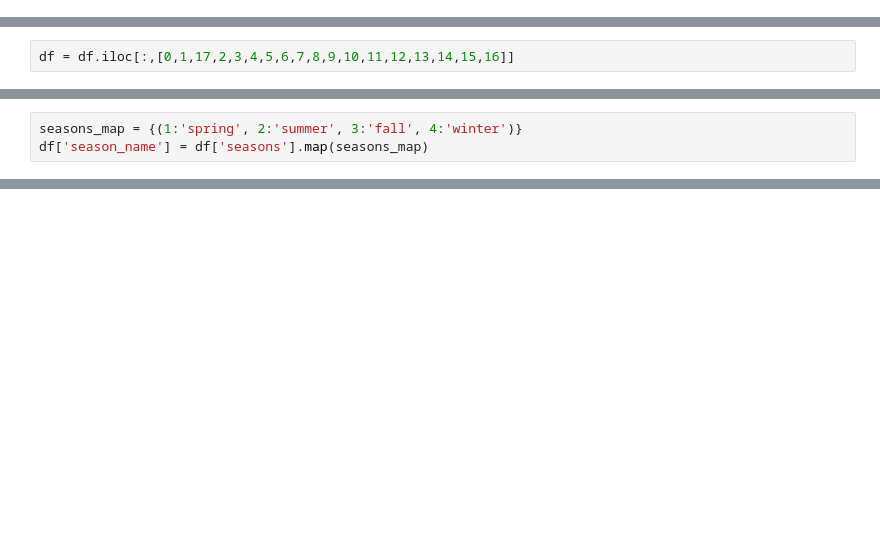
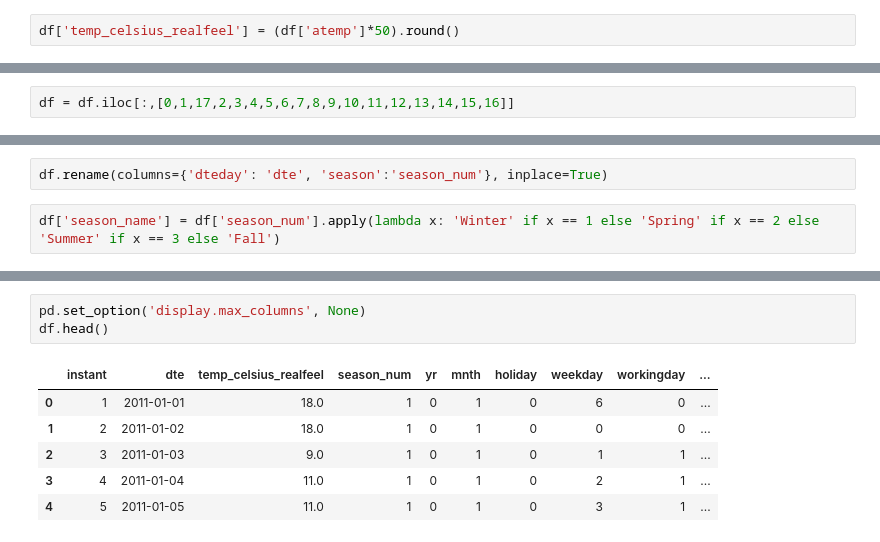
Before and after one commit to Maxremmo/Bike-Sharing-ML, a Jupyter notebook: bike_eda_daily.ipynb, the cells around one changed output, grey strips where cells are left out. Cells and saved outputs as stored; diff of their text form; blank space fills up the shorter version.

```diff
--- a/bike_eda_daily.ipynb
+++ b/bike_eda_daily.ipynb
@@ -18,0 +21,2 @@ df['dtime'] = df.apply(lambda row: datetime.datetime(year=row['dteday'].year, mo
+# %%
+df['temp_celsius_realfeel'] = (df['atemp']*50).round()
@@ -53,3 +63,0 @@ seasons['registered'].sum()
-# %%
-seasons_map = {(1:'spring', 2:'summer', 3:'fall', 4:'winter')}
-df['season_name'] = df['seasons'].map(seasons_map)
@@ -66,0 +64,4 @@ df.tail()
+# %%
+df.rename(columns={'dteday': 'dte', 'season':'season_num'}, inplace=True)
+# %%
+df['season_name'] = df['season_num'].apply(lambda x: 'Winter' if x == 1 else 'Spring' if x == 2 else 'Summer' if x == 3 else 'Fall')
@@ -66,0 +141,10 @@ df.tail()
+# %%
+pd.set_option('display.max_columns', None)
+df.head()
+# %% [output]
+|  | instant | dte | temp_celsius_realfeel | season_num | yr | mnth | holiday | weekday | workingday | ... |
+| 0 | 1 | 2011-01-01 | 18.0 | 1 | 0 | 1 | 0 | 6 | 0 | ... |
+| 1 | 2 | 2011-01-02 | 18.0 | 1 | 0 | 1 | 0 | 0 | 0 | ... |
+| 2 | 3 | 2011-01-03 | 9.0 | 1 | 0 | 1 | 0 | 1 | 1 | ... |
+| 3 | 4 | 2011-01-04 | 11.0 | 1 | 0 | 1 | 0 | 2 | 1 | ... |
+| 4 | 5 | 2011-01-05 | 11.0 | 1 | 0 | 1 | 0 | 3 | 1 | ... |
```
Also changed, not shown: parts of 26 cells of this notebook.
